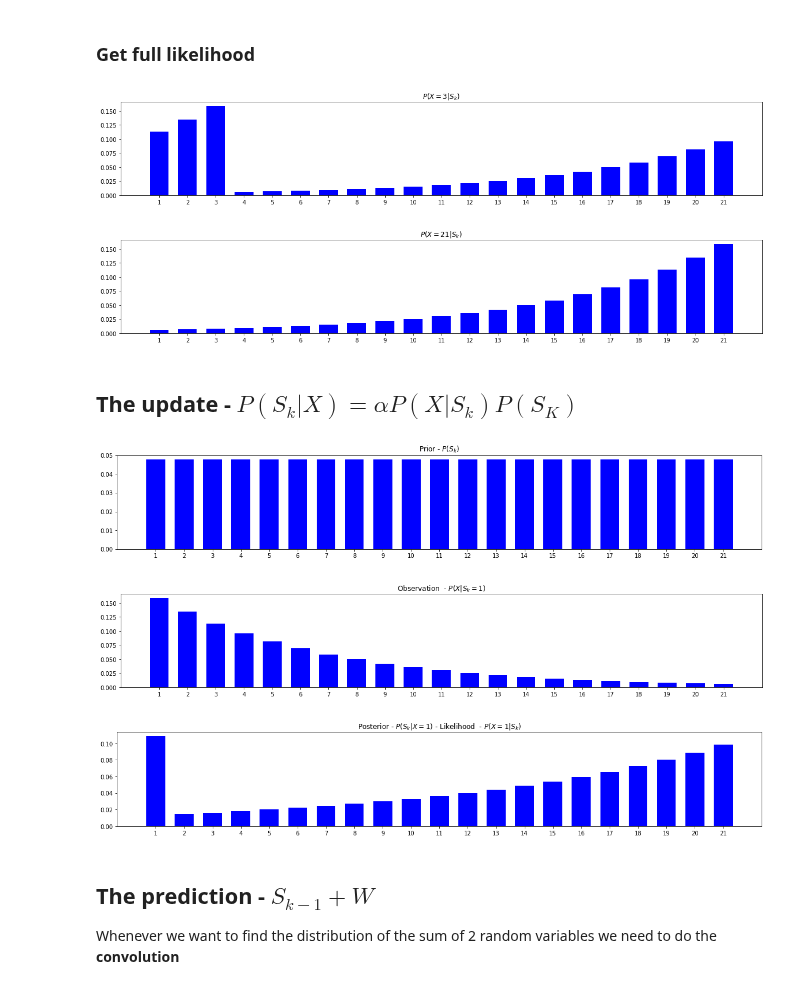
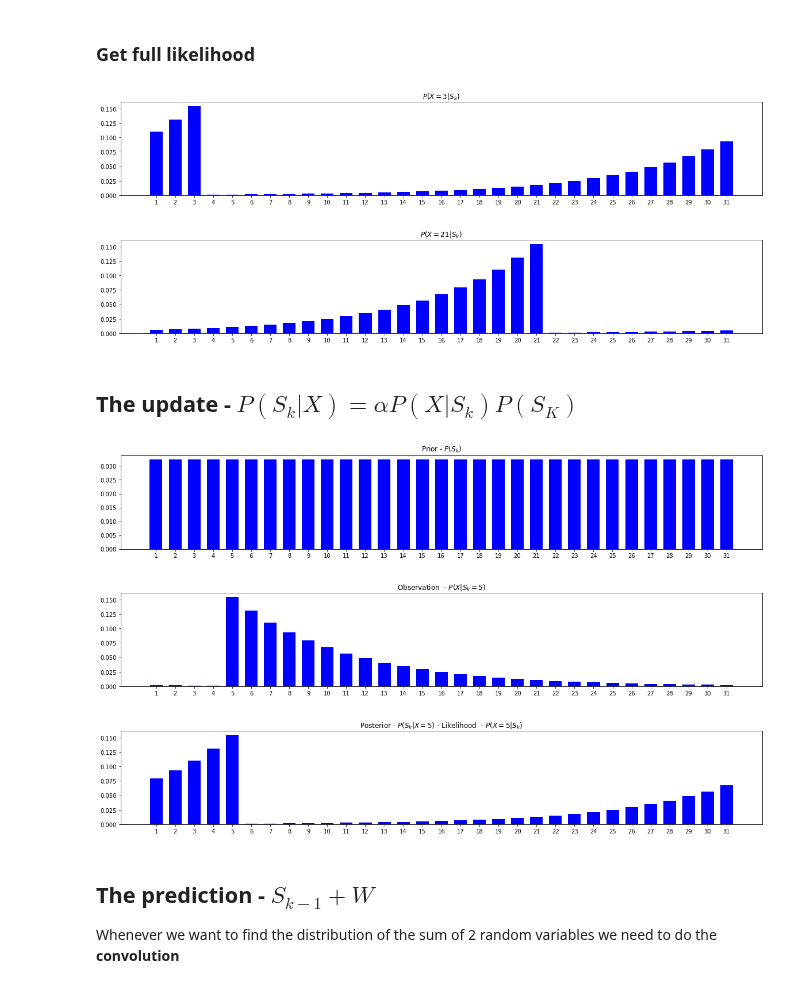
Before and after one commit to jganzabal/Kalman-as-Recursive-Bayesian-Estimation, a Jupyter notebook: Additive noise Histogram Filters.ipynb, the cells around one changed output. Drawn from its saved outputs; the diff is of its cells as text; code cells hidden in the pictures.

```diff
--- a/Additive noise Histogram Filters.ipynb
+++ b/Additive noise Histogram Filters.ipynb
@@ -14,6 +14,6 @@ from histogram_filters_helper import plot_distribution
 # %% [markdown]
 ## Generative Model - HMM
 # %%
-N = 21
+N = 31
 robot.plot_robot_room(N = N, loc = 2)
 # %% [output]
@@ -123,8 +123,8 @@ likelihood = get_likelihood(N, observation_func)
 plot_distribution(likelihood[3], title="$P(X=3|S_k)$")
 plot_distribution(likelihood[21], title="$P(X=21|S_k)$")
 # %% [output]
-[figure, old version]
+[figure, new version]
-[figure, old version]
+[figure, new version]
 # %% [markdown]
 ## The update -  $P(S_k|X) = \alpha P(X|S_k)P(S_K)$
 # %%
@@ -137,17 +137,17 @@ def update(p, X, likelihood):
     normalized = posterior/posterior.sum()
     return normalized
 # %%
-X = 1
+X = 5
 p = np.ones(N)/N
 posterior = update(p, X, likelihood)
 plot_distribution(p, title="Prior - $P(S_k)$")
 plot_distribution(observation_func(N= N, loc =X, scale = scale)
                   , title="Observation  - $P(X|S_k=%d)$"%X)
 plot_distribution(posterior, title="Posterior - $P(S_k|X=%d)$"%X+" - Likelihood  - $P(X=%d|S_k)$"%X)
 # %% [output]
-[figure, old version]
+[figure, new version]
-[figure, old version]
+[figure, new version]
-[figure, old version]
+[figure, new version]
 # %% [markdown]
 ## The prediction - $S_{k-1} + W$
 Whenever we want to find the distribution of the sum of 2 random variables we need to do the **convolution**
```
Also changed, not shown: parts of 16 cells of this notebook, 2 other files.
